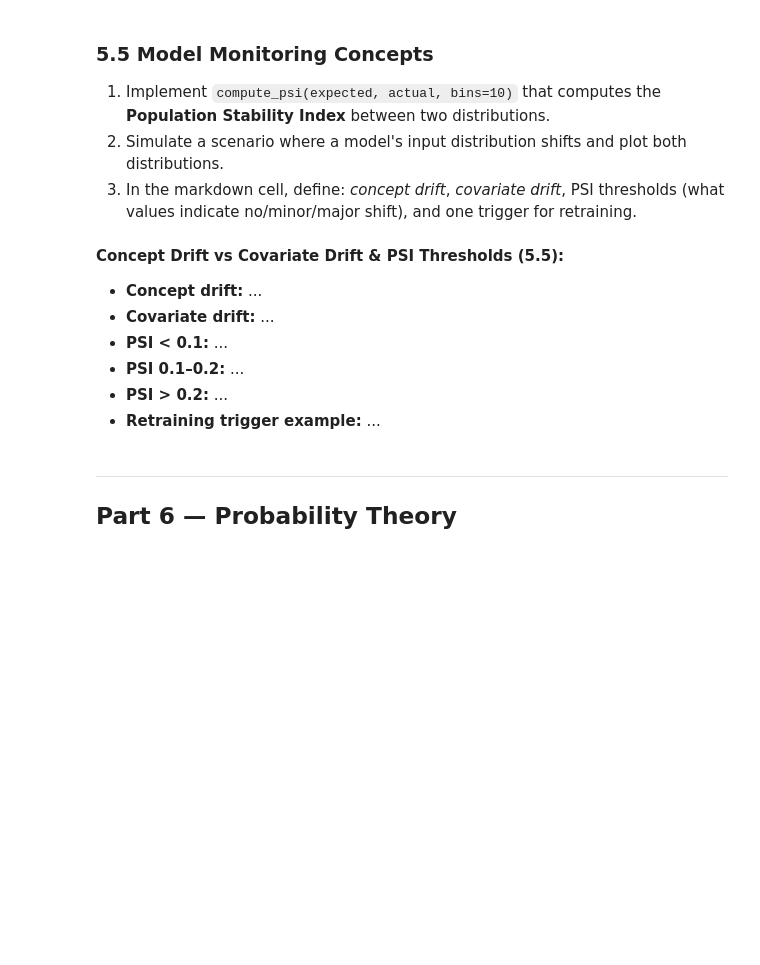
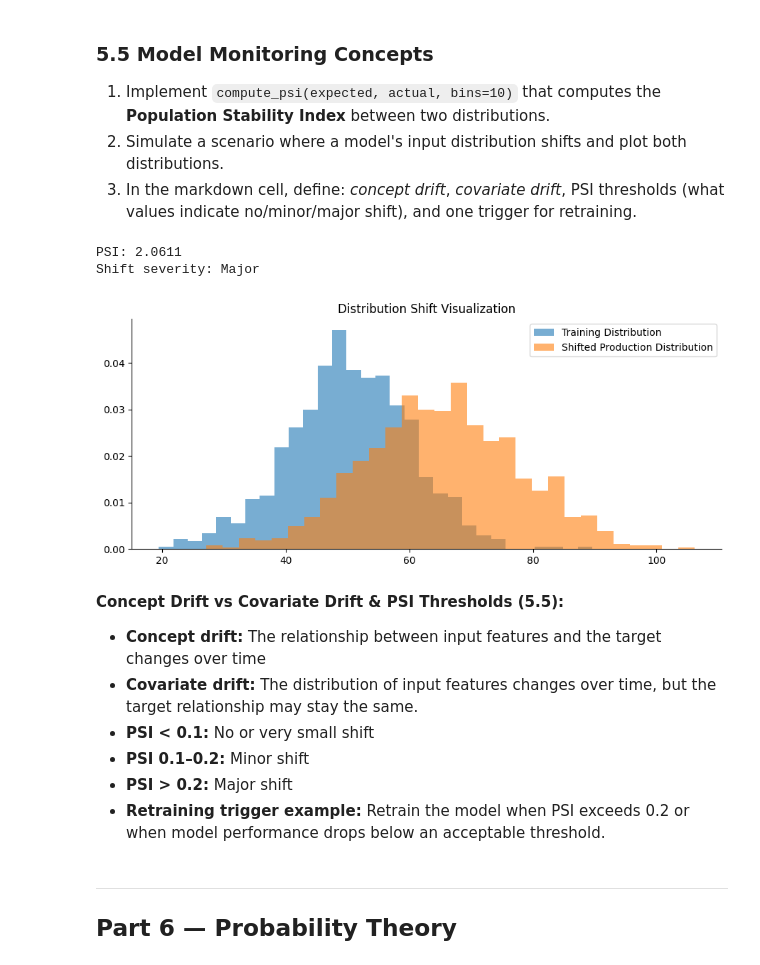
Before and after one commit to sumedhabhadauria/Assignments, a Jupyter notebook: week1_SumedhaBhadauria.ipynb, the cells around one changed output. Saved outputs shown, nothing was run; the diff lists cells and outputs as text; code cells hidden in the pictures; blank space fills up the shorter version.

```diff
--- a/week1_SumedhaBhadauria.ipynb
+++ b/week1_SumedhaBhadauria.ipynb
@@ -717,34 +734,55 @@ print(f"\nAfter differencing — p-value: {adf_diff[1]:.4f}, Stationary? {adf_di
 # %%
 def compute_psi(expected, actual, bins=10):
     """
     PSI = sum((actual_pct - expected_pct) * ln(actual_pct / expected_pct))
     Add epsilon=1e-10 to avoid log(0).
     """
-    # YOUR CODE HERE
-    pass
+    expected = np.array(expected)
+    actual = np.array(actual)
+
+    breakpoints = np.linspace(np.min(expected), np.max(expected), bins + 1)
+
+    expected_counts, _ = np.histogram(expected, bins=breakpoints)
+    actual_counts, _ = np.histogram(actual, bins=breakpoints)
+
+    expected_pct = expected_counts / len(expected)
+    actual_pct = actual_counts / len(actual)
+
+    epsilon = 1e-10
+    expected_pct = np.where(expected_pct == 0, epsilon, expected_pct)
+    actual_pct = np.where(actual_pct == 0, epsilon, actual_pct)
+
+    psi = np.sum((actual_pct - expected_pct) * np.log(actual_pct / expected_pct))
+    return psi
 
 np.random.seed(1)
 train_dist = np.random.normal(50, 10, 1000)    # training distribution
 drift_dist = np.random.normal(65, 12, 1000)    # shifted production distribution
 
 psi_value = compute_psi(train_dist, drift_dist)
 print(f"PSI: {psi_value:.4f}")
 print(f"Shift severity: {'Major' if psi_value > 0.2 else 'Minor' if psi_value > 0.1 else 'Stable'}")
 
 # Plot both distributions
 fig, ax = plt.subplots()
-# YOUR CODE HERE
+ax.hist(train_dist, bins=30, alpha=0.6, density=True, label='Training Distribution')
+ax.hist(drift_dist, bins=30, alpha=0.6, density=True, label='Shifted Production Distribution')
+ax.set_title('Distribution Shift Visualization')
 ax.legend(); ax.set_title('Distribution Shift Visualization')
 plt.tight_layout(); plt.show()
+# %% [output]
+PSI: 2.0611
+Shift severity: Major
+[figure, added]
 # %% [markdown]
 **Concept Drift vs Covariate Drift & PSI Thresholds (5.5):**
 
-- **Concept drift:** ...
-- **Covariate drift:** ...
-- **PSI < 0.1:** ...
-- **PSI 0.1–0.2:** ...
-- **PSI > 0.2:** ...
-- **Retraining trigger example:** ...
+- **Concept drift:** The relationship between input features and the target changes over time
+- **Covariate drift:** The distribution of input features changes over time, but the target relationship may stay the same.
+- **PSI < 0.1:** No or very small shift
+- **PSI 0.1–0.2:** Minor shift
+- **PSI > 0.2:** Major shift
+- **Retraining trigger example:** Retrain the model when PSI exceeds 0.2 or when model performance drops below an acceptable threshold.
 # %% [markdown]
 ---
 ## Part 6 — Probability Theory
```
Also changed, not shown: parts of 8 cells of this notebook.
